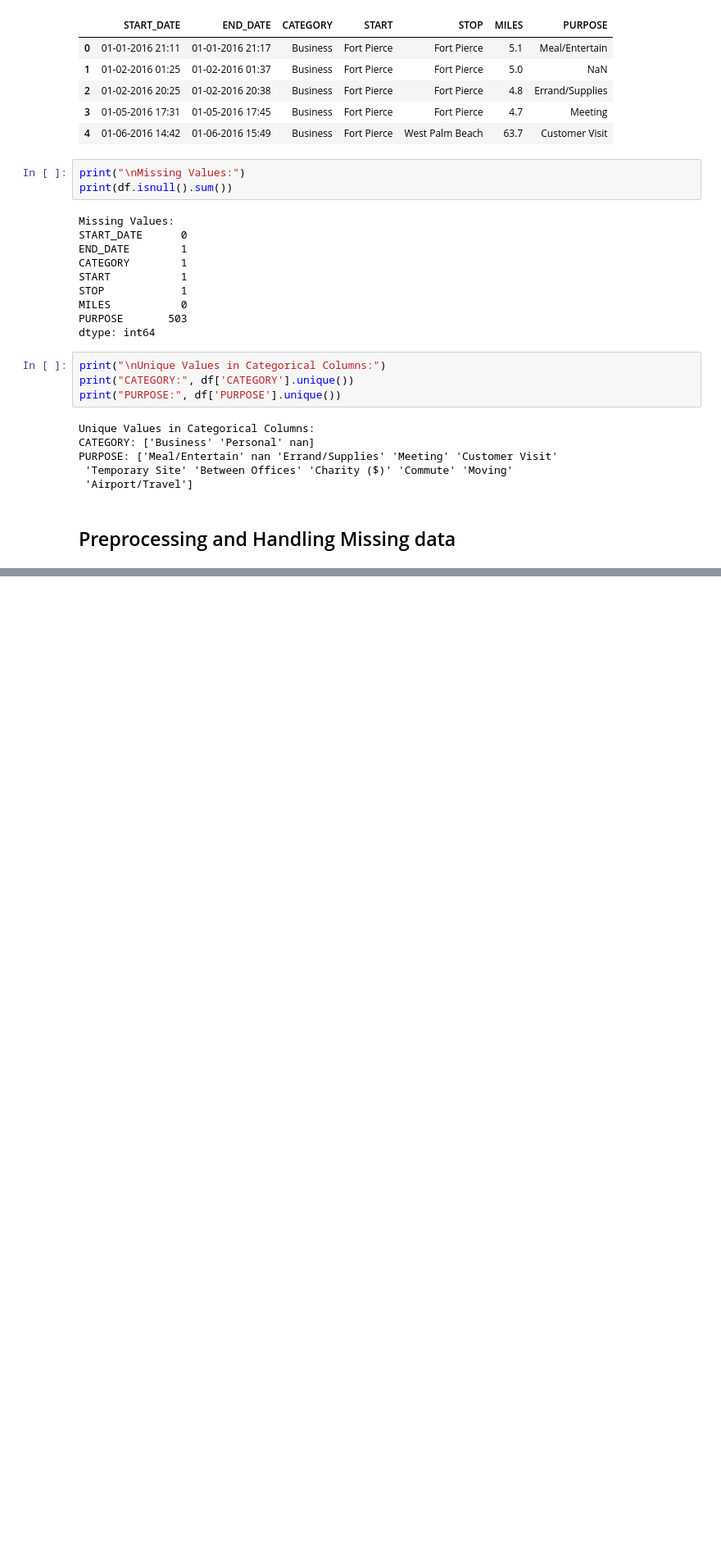
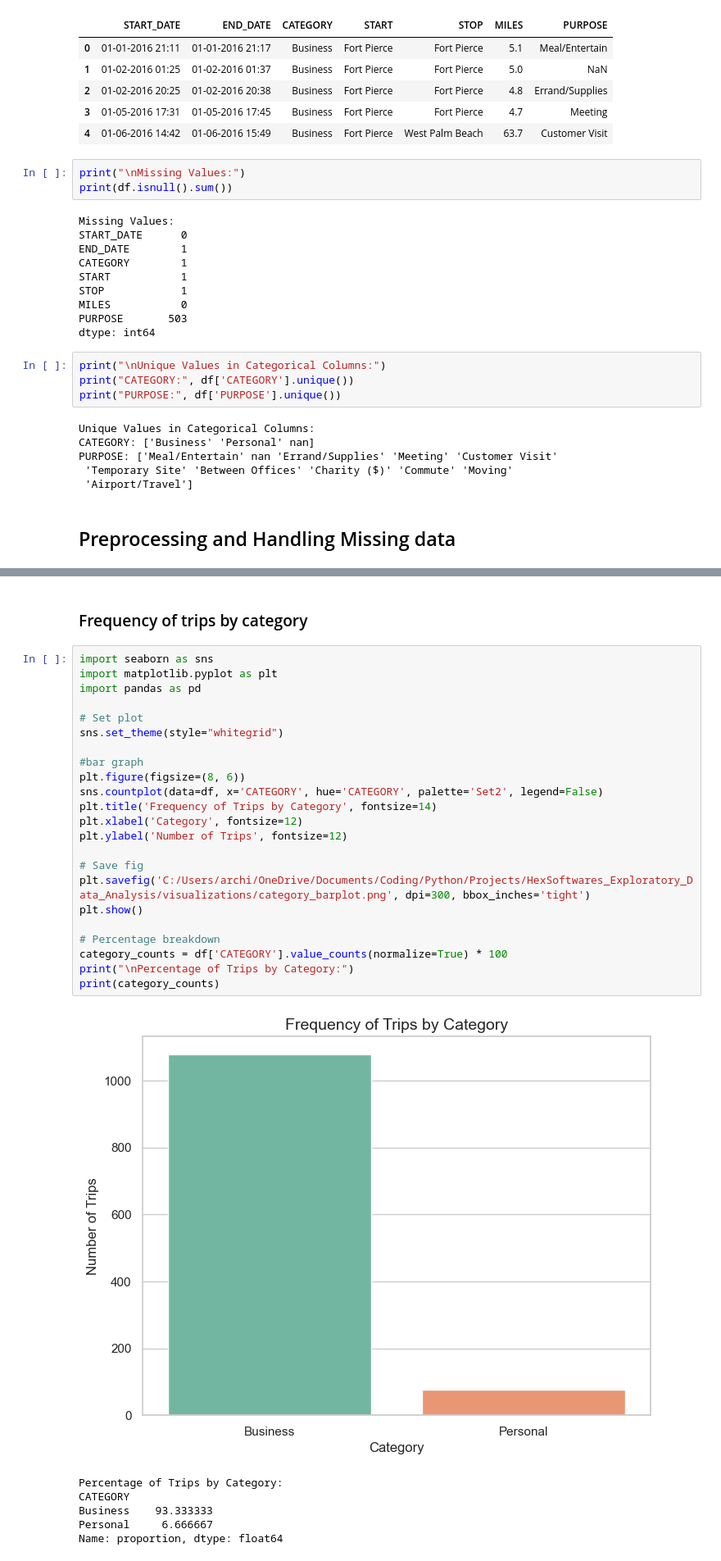
Before and after one commit to Archish1962/HexSoftwares_Exploratory_Data_Analysis, a Jupyter notebook: notebooks/uber_eda.ipynb, the cells around one changed output, grey strips where cells are left out. Shown: that part at 82% size. Drawn from its saved outputs; the diff is of its cells as text; blank space fills up the shorter version.

Commit message:
Added visualizations

```diff
--- a/notebooks/uber_eda.ipynb
+++ b/notebooks/uber_eda.ipynb
@@ -113,0 +116,32 @@ df
+# %% [markdown]
+### Frequency of trips by category
+# %%
+import seaborn as sns
+import matplotlib.pyplot as plt
+import pandas as pd
+
+# Set plot
+sns.set_theme(style="whitegrid")
+
+#bar graph
+plt.figure(figsize=(8, 6))
+sns.countplot(data=df, x='CATEGORY', hue='CATEGORY', palette='Set2', legend=False)
+plt.title('Frequency of Trips by Category', fontsize=14)
+plt.xlabel('Category', fontsize=12)
+plt.ylabel('Number of Trips', fontsize=12)
+
+# Save fig
+plt.savefig('C:/Users/archi/OneDrive/Documents/Coding/Python/Projects/HexSoftwares_Exploratory_Data_Analysis/visualizations/category_barplot.png', dpi=300, bbox_inches='tight')
+plt.show()
+
+# Percentage breakdown
+category_counts = df['CATEGORY'].value_counts(normalize=True) * 100
+print("\nPercentage of Trips by Category:")
+print(category_counts)
+# %% [output]
+[figure, added]
+Percentage of Trips by Category:
+CATEGORY
+Business    93.333333
+Personal     6.666667
+Name: proportion, dtype: float64
```
Also changed, not shown: parts of 6 cells of this notebook.
